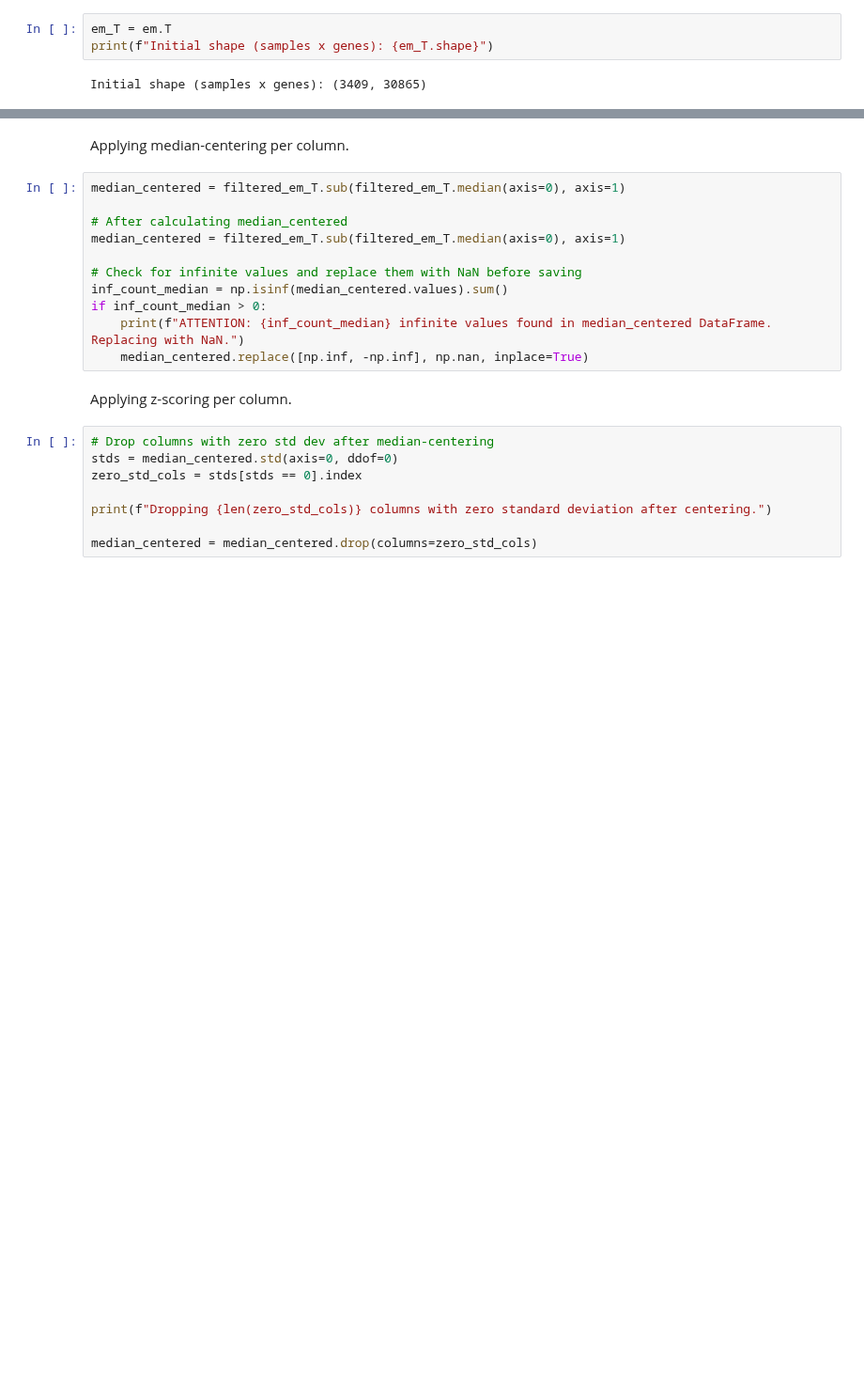
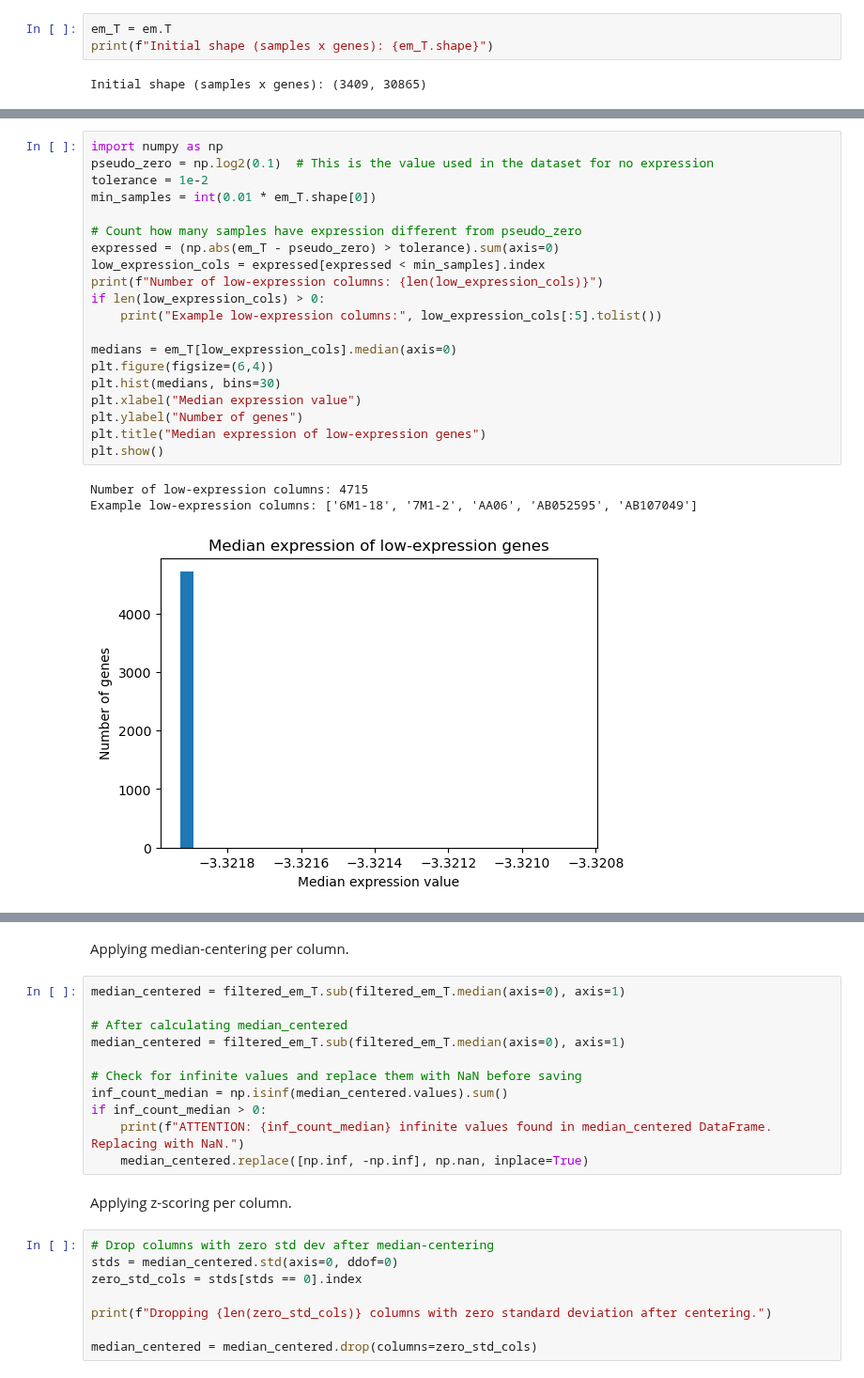
Before and after one commit to starshrimp/bioinformatics-tool, a Jupyter notebook: analysis/data prep/data_preprocessing_expr.ipynb, the cells around one changed output, grey strips where cells are left out. Shown at 94% size. Drawn from its saved outputs; the diff is of its cells as text; blank space fills up the shorter version.

```diff
--- a/analysis/data prep/data_preprocessing_expr.ipynb
+++ b/analysis/data prep/data_preprocessing_expr.ipynb
@@ -42,0 +93,24 @@ Dropping 2479 low-expression columns (not equal to -3.32 in < 34 samples).
+# %%
+import numpy as np
+pseudo_zero = np.log2(0.1)  # This is the value used in the dataset for no expression
+tolerance = 1e-2
+min_samples = int(0.01 * em_T.shape[0])
+
+# Count how many samples have expression different from pseudo_zero
+expressed = (np.abs(em_T - pseudo_zero) > tolerance).sum(axis=0)
+low_expression_cols = expressed[expressed < min_samples].index
+print(f"Number of low-expression columns: {len(low_expression_cols)}")
+if len(low_expression_cols) > 0:
+    print("Example low-expression columns:", low_expression_cols[:5].tolist())
+
+medians = em_T[low_expression_cols].median(axis=0)
+plt.figure(figsize=(6,4))
+plt.hist(medians, bins=30)
+plt.xlabel("Median expression value")
+plt.ylabel("Number of genes")
+plt.title("Median expression of low-expression genes")
+plt.show()
+# %% [output]
+Number of low-expression columns: 4715
+Example low-expression columns: ['6M1-18', '7M1-2', 'AA06', 'AB052595', 'AB107049']
+[figure, added]
```
Also changed, not shown: parts of 16 cells of this notebook, 1 other file.
